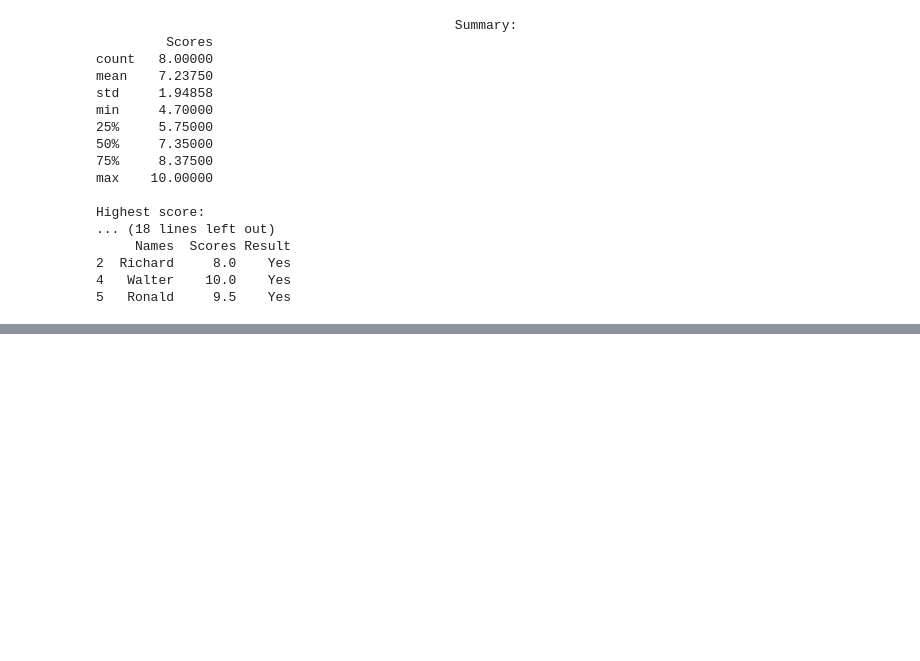
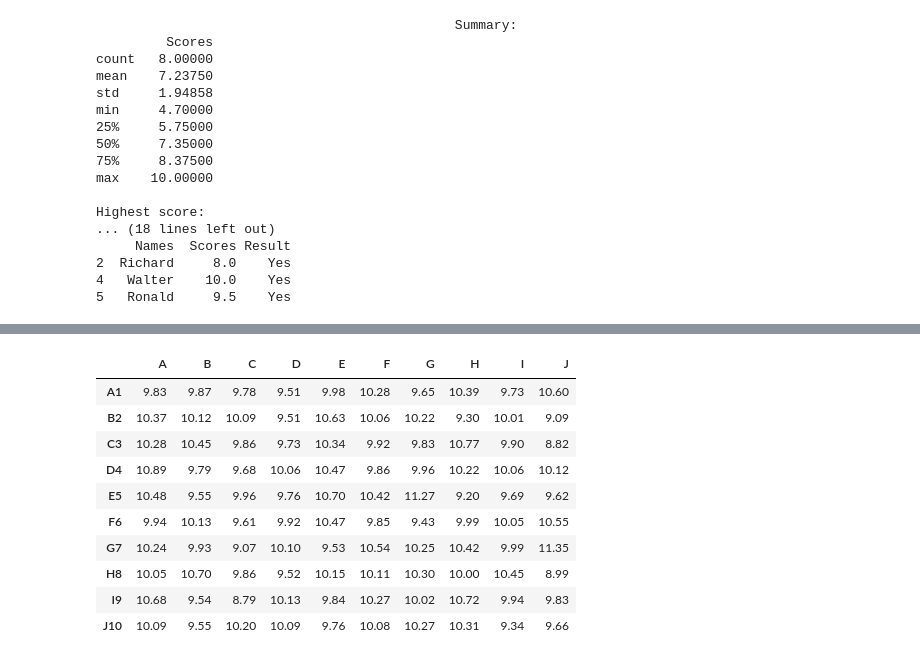
Before and after one commit to oscarteran/DataScience, a Jupyter notebook: Boot Camp Pandas.ipynb, the cells around one changed output, grey strips where cells are left out. Saved outputs shown, nothing was run; the diff lists cells and outputs as text; code cells hidden in the pictures; blank space fills up the shorter version.

```diff
--- a/Boot Camp Pandas.ipynb
+++ b/Boot Camp Pandas.ipynb
@@ -505,0 +537,17 @@ df = pd.dataFrame(dic)
+# %%
+# Ejercicio 25
+array = np.random.normal(10,0.5,(10,10)).round(2)
+df = pd.DataFrame(data=array, columns=[chr(64+i) for i in range(1,11)], index = [chr(64+i)+str(i) for i in range(1,11)])
+df
+# %% [output]
+|  | A | B | C | D | E | F | G | H | I | J |
+| A1 | 9.83 | 9.87 | 9.78 | 9.51 | 9.98 | 10.28 | 9.65 | 10.39 | 9.73 | 10.60 |
+| B2 | 10.37 | 10.12 | 10.09 | 9.51 | 10.63 | 10.06 | 10.22 | 9.30 | 10.01 | 9.09 |
+| C3 | 10.28 | 10.45 | 9.86 | 9.73 | 10.34 | 9.92 | 9.83 | 10.77 | 9.90 | 8.82 |
+| D4 | 10.89 | 9.79 | 9.68 | 10.06 | 10.47 | 9.86 | 9.96 | 10.22 | 10.06 | 10.12 |
+| E5 | 10.48 | 9.55 | 9.96 | 9.76 | 10.70 | 10.42 | 11.27 | 9.20 | 9.69 | 9.62 |
+| F6 | 9.94 | 10.13 | 9.61 | 9.92 | 10.47 | 9.85 | 9.43 | 9.99 | 10.05 | 10.55 |
+| G7 | 10.24 | 9.93 | 9.07 | 10.10 | 9.53 | 10.54 | 10.25 | 10.42 | 9.99 | 11.35 |
+| H8 | 10.05 | 10.70 | 9.86 | 9.52 | 10.15 | 10.11 | 10.30 | 10.00 | 10.45 | 8.99 |
+| I9 | 10.68 | 9.54 | 8.79 | 10.13 | 9.84 | 10.27 | 10.02 | 10.72 | 9.94 | 9.83 |
+| J10 | 10.09 | 9.55 | 10.20 | 10.09 | 9.76 | 10.08 | 10.27 | 10.31 | 9.34 | 9.66 |
```
Also changed, not shown: parts of 93 cells of this notebook, 1 other file.
